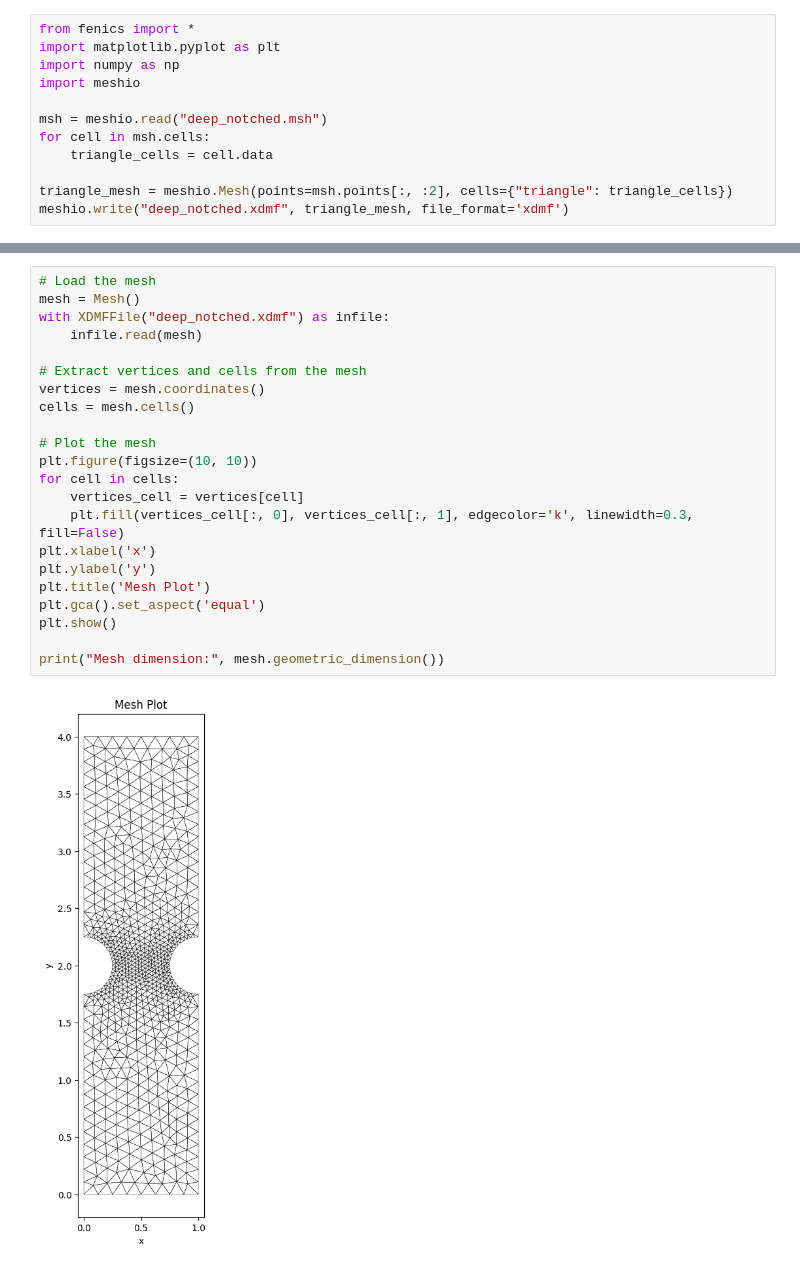
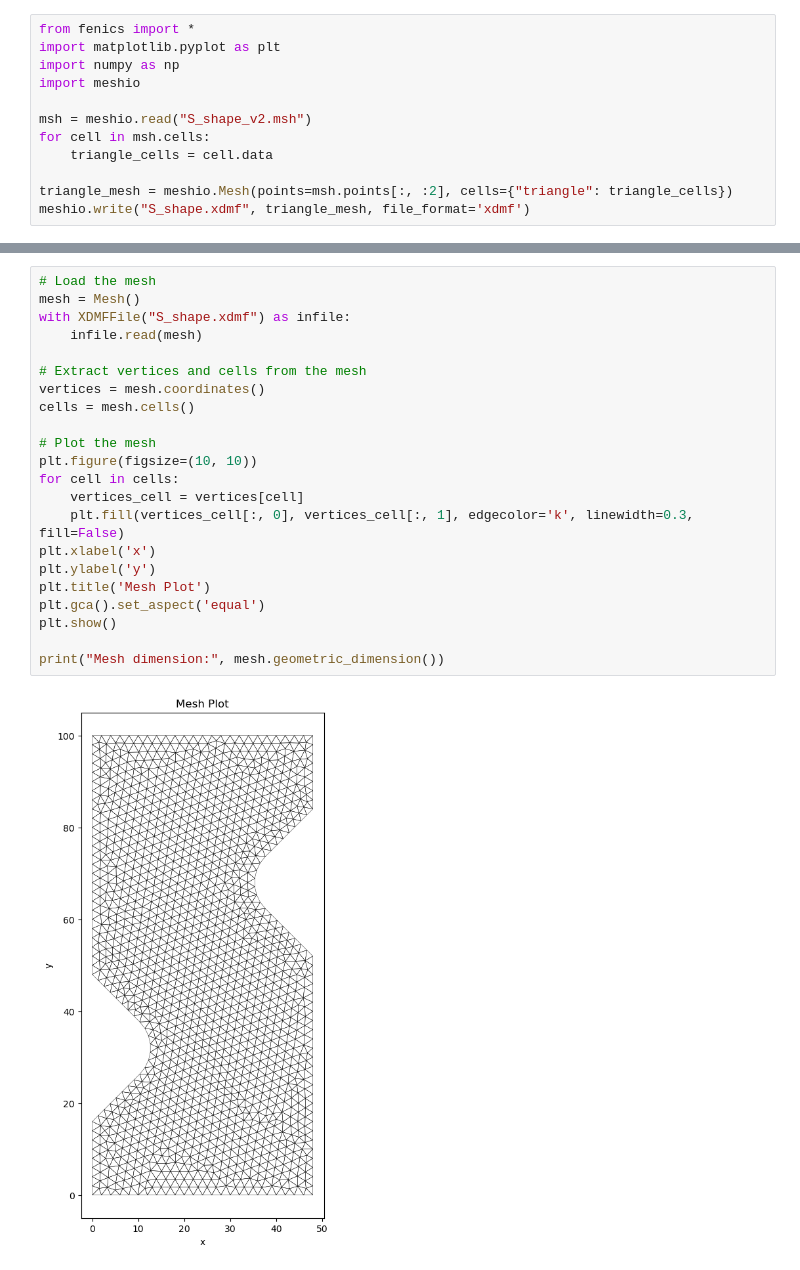
Before and after one commit to nickrummens/SPIQ, a Jupyter notebook: S_shape/fem_forward.ipynb, the cells around one changed output, grey strips where cells are left out. Cells and saved outputs as stored; diff of their text form.

```diff
--- a/S_shape/fem_forward.ipynb
+++ b/S_shape/fem_forward.ipynb
@@ -4,9 +4,9 @@ import matplotlib.pyplot as plt
 import numpy as np
 import meshio
 
-msh = meshio.read("deep_notched.msh")
+msh = meshio.read("S_shape_v2.msh")
 for cell in msh.cells:
     triangle_cells = cell.data
 
 triangle_mesh = meshio.Mesh(points=msh.points[:, :2], cells={"triangle": triangle_cells})
-meshio.write("deep_notched.xdmf", triangle_mesh, file_format='xdmf')
+meshio.write("S_shape.xdmf", triangle_mesh, file_format='xdmf')
@@ -16,27 +13,27 @@ meshio.write("deep_notched.xdmf", triangle_mesh, file_format='xdmf')
 # %%
 # Load the mesh
 mesh = Mesh()
-with XDMFFile("deep_notched.xdmf") as infile:
+with XDMFFile("S_shape.xdmf") as infile:
     infile.read(mesh)
 
 # Extract vertices and cells from the mesh
 vertices = mesh.coordinates()
 cells = mesh.cells()
 
 # Plot the mesh
 plt.figure(figsize=(10, 10))
 for cell in cells:
     vertices_cell = vertices[cell]
     plt.fill(vertices_cell[:, 0], vertices_cell[:, 1], edgecolor='k', linewidth=0.3, fill=False)
 plt.xlabel('x')
 plt.ylabel('y')
 plt.title('Mesh Plot')
 plt.gca().set_aspect('equal')
 plt.show()
 
 print("Mesh dimension:", mesh.geometric_dimension())
 # %% [output]
-[figure, old version]
+[figure, new version]
 Mesh dimension: 2
 # %%
 
```
Also changed, not shown: parts of 8 cells of this notebook, 3 other files.
